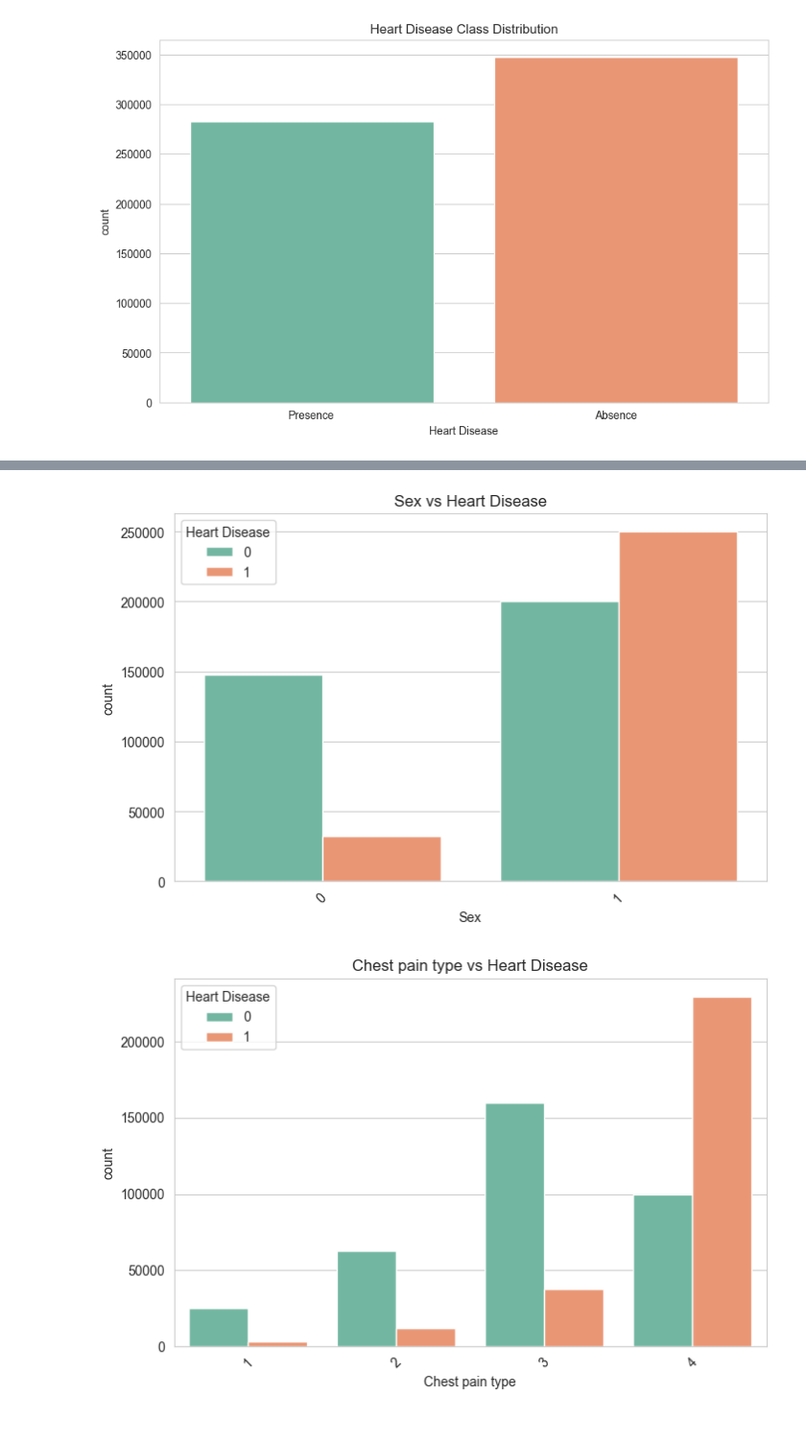
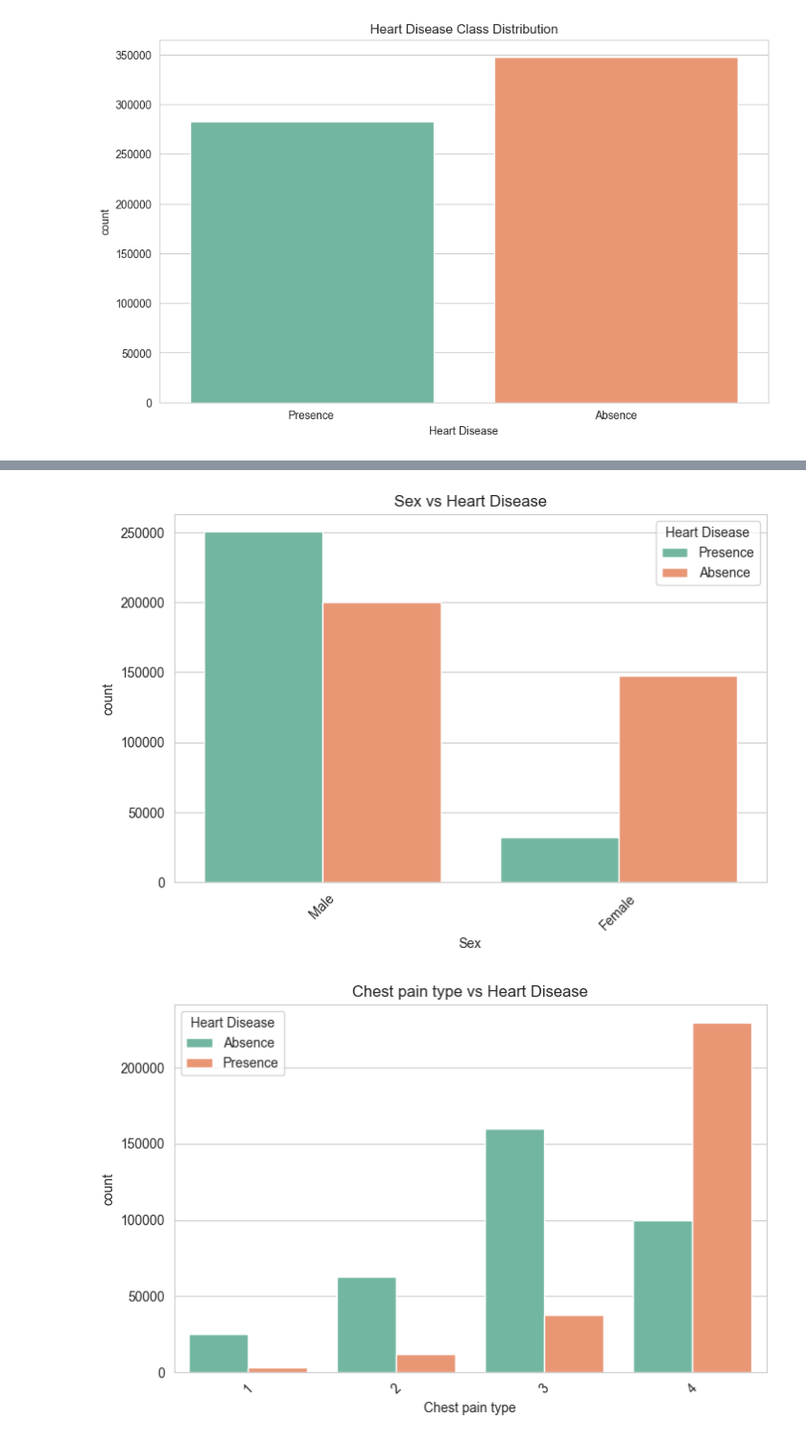
Before and after one commit to kirmanioussema12/Heart-Disease, a Jupyter notebook: analysis.ipynb, the cells around one changed output, grey strips where cells are left out. Shown at 96% size. Cells and saved outputs as stored; diff of their text form; code cells hidden in the pictures.

```diff
--- a/analysis.ipynb
+++ b/analysis.ipynb
@@ -97,7 +97,7 @@ Passing `palette` without assigning `hue` is deprecated and will be removed in v
   sns.countplot(x="Heart Disease", data=df, palette="Set2")
 [figure]
 # %%
-numerical_features = ["Age","Cholesterol", "Max HR","Number of vessels fluro"]
+numerical_features = ["Age","Cholesterol", "Max HR","Number of vessels fluro","Thallium"]
 for feature in numerical_features:
     plt.figure()
     sns.histplot(df, x=feature, hue="Heart Disease", kde=True, palette="Set1", alpha=0.6, bins=30)
@@ -115,0 +117,4 @@ for feature in numerical_features:
+# %%
+# Encoding the Sex Feature in order to interpret it better
+df["Sex"] = df["Sex"].map({0:"Female", 1:"Male"})
+df.head()
@@ -116,22 +128,15 @@ for feature in numerical_features:
 # %%
-
-
 sns.set_style("whitegrid")
 plt.rcParams["figure.figsize"] = (8,5)
 
-categorical_features = [
-    "Sex",
-    "Chest pain type",
-    "Exercise angina",
-    "Slope of ST"
-]
+categorical_features = [ "Sex", "Chest pain type", "Exercise angina", "Slope of ST"]
 
 for feature in categorical_features:
     plt.figure()
     sns.countplot(data=df, x=feature, hue="Heart Disease", palette="Set2")
     plt.title(f"{feature} vs Heart Disease")
     plt.xticks(rotation=45)
     plt.show()
 # %% [output]
-[figure, old version]
+[figure, new version]
-[figure, old version]
+[figure, new version]
```
Also changed, not shown: parts of 5 cells of this notebook.
